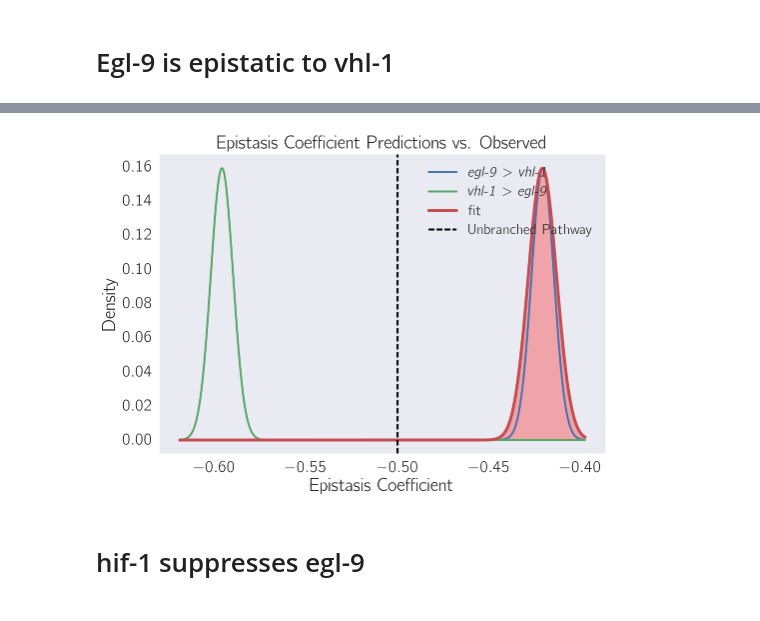
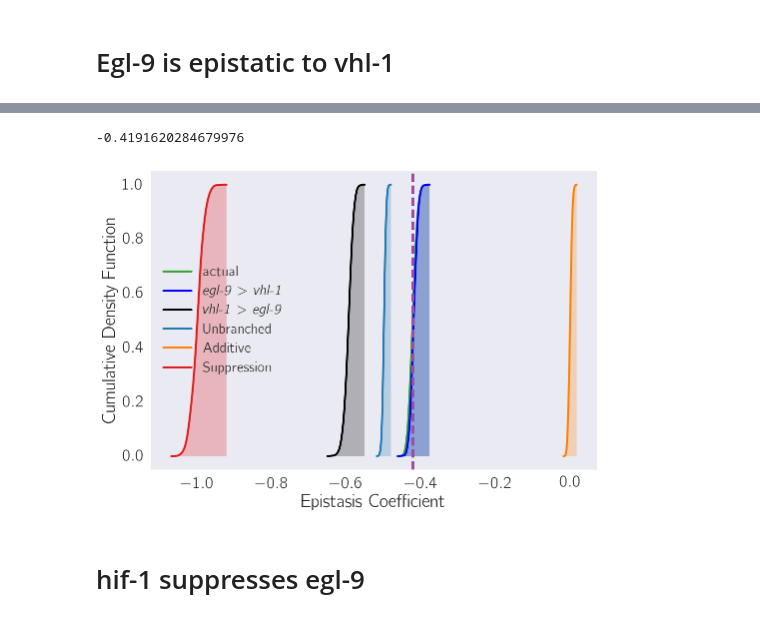
Before and after one commit to WormLabCaltech/mprsq, a Jupyter notebook: src/Quantifying Epistasis.ipynb, the cells around one changed output, grey strips where cells are left out. Drawn from its saved outputs; the diff is of its cells as text; code cells hidden in the pictures.

```diff
--- a/src/Quantifying Epistasis.ipynb
+++ b/src/Quantifying Epistasis.ipynb
@@ -468,14 +467,0 @@ plt.savefig('../output/epistasis{0}{1}.svg'.format(genvar.mapping[letter1], genv
-# %%
-color = {label(letter1, letter2): 'b',
-         label(letter2, letter1): 'g',
-         'fit': 'r'
-        }
-
-curves([x_over_y.beta, y_over_x.beta, actual.beta],
-       [x_over_y.sd_beta, y_over_x.sd_beta, actual.sd_beta],
-       labels=[label(letter1, letter2), label(letter2, letter1), 'fit'])
-
-plt.savefig('../output/kde-epistasis{0}{1}.svg'.format(genvar.mapping[letter1], genvar.mapping[letter2]),
-            bbox_inches='tight')
-# %% [output]
-[figure, removed]
@@ -482,5 +471,6 @@ plt.savefig('../output/kde-epistasis{0}{1}.svg'.format(genvar.mapping[letter1],
 # %%
-def calculate_all_bootstraps(letter1, letter2, double, tidy_data, nsim=5000, plot=True, **kwargs):
+def calculate_all_bootstraps(letter1, letter2, double, tidy_data, nsim=5000):
+
     beta_actual, seb_actual = bootstrap_regression([letter1, letter2], double, tidy_data, epistasis='actual', nsim=1000)
     beta_x, seb_x = bootstrap_regression([letter1, letter2], double, tidy_data, epistasis='XY=X', nsim=1000)
     beta_y, seb_y = bootstrap_regression([letter1, letter2], double, tidy_data, epistasis='XY=Y', nsim=1000)
@@ -488,22 +478,39 @@ def calculate_all_bootstraps(letter1, letter2, double, tidy_data, nsim=5000, plo
     beta_add, seb_add = bootstrap_regression([letter1, letter2], double, tidy_data, epistasis='XY=X+Y', nsim=1000)
     beta_sup, seb_sup = bootstrap_regression([letter1, letter2], double, tidy_data, epistasis='suppress', nsim=1000)
 
-    sns.kdeplot(data=beta_actual, label='actual', color='#984ea3', **kwargs)
-    sns.kdeplot(data=beta_x, label=label(letter1, letter2), color='#ff7f00', **kwargs)
-    sns.kdeplot(data=beta_y, label=label(letter2, letter1), color='#a65628', **kwargs)
-    sns.kdeplot(data=beta_single, label='Unbranched', color='#4daf4a', **kwargs)
-    sns.kdeplot(data=beta_add, label='Null', color='k', **kwargs)
-    sns.kdeplot(data=beta_sup, label='Suppression', color='#377eb8', **kwargs)
-
-    plt.gca().axvline(beta_actual.mean(), col='#5C5C5C')
-
     betas = {'actual': beta_actual, 'null': beta_add, 'unbranched': beta_single,
              'suppressed': beta_sup, 'xy=x': beta_x, 'xy=y': beta_y
             }
 
     return betas
+
+def plot_bootstraps(betas, **kwargs):
+
+    sns.kdeplot(data=betas['actual'], label='actual', color='#33a02c', **kwargs)
+    sns.kdeplot(data=betas['xy=x'], label=label(letter1, letter2), color='blue', **kwargs)
+    sns.kdeplot(data=betas['xy=y'], label=label(letter2, letter1), color='k', **kwargs)
+    sns.kdeplot(data=betas['unbranched'], label='Unbranched', color='#1f78b4', **kwargs)
+    sns.kdeplot(data=betas['null'], label='Additive', color='#ff7f00', **kwargs)
+    sns.kdeplot(data=betas['suppressed'], label='Suppression', color='#e31a1c', **kwargs)
+
+    plt.gca().axvline(betas['actual'].mean(), color='#984ea3', ls='--', lw=3)
+
+    plt.xlabel('Epistasis Coefficient')
+    plt.ylabel('Cumulative Density Function')
 # %%
-betas = calculate_all_bootstraps(letter1, letter2, double, tidy_data, cumulative=True, shade=True)
+betas = calculate_all_bootstraps(letter1, letter2, double, tidy_data)
+# %%
+betas['XY=X'.lower()].mean()
+# %% [output]
+-0.4191620284679976
+# %%
+plot_bootstraps(betas, cumulative=True, shade=True)
+plt.xlabel('Epistasis Coefficient')
+plt.ylabel('Cumulative Density Function')
+plt.savefig('../output/kde-epistasis{0}{1}.svg'.format(genvar.mapping[letter1], genvar.mapping[letter2]),
+            bbox_inches='tight')
+# %% [output]
+[figure, added]
 # %% [markdown]
 # hif-1 suppresses egl-9
 # %%
```
Also changed, not shown: parts of 18 cells of this notebook, 16 other files.
